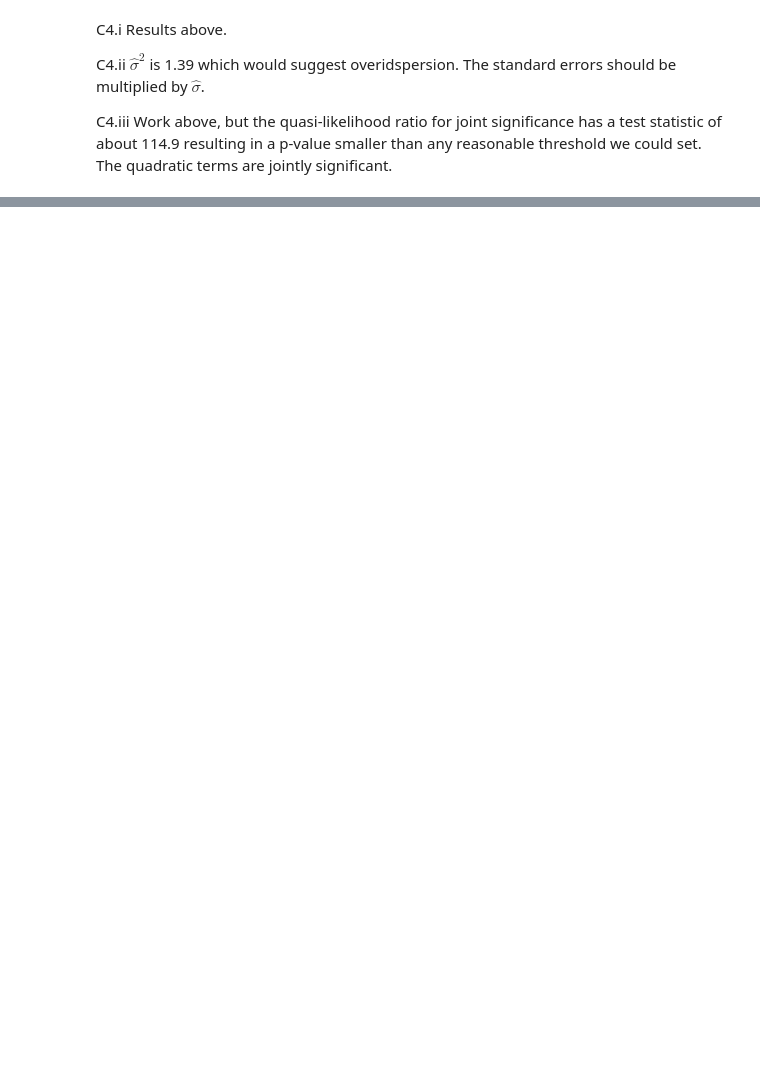
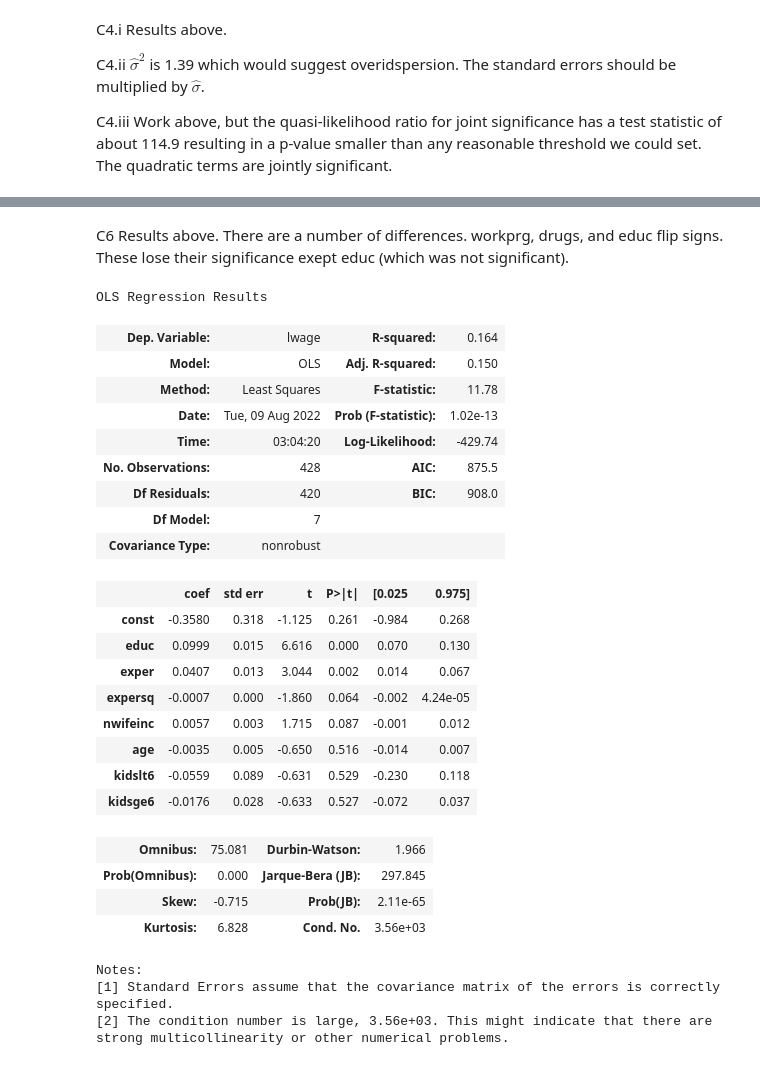
Before and after one commit to systemchalk/wooldridge_workbook, a Jupyter notebook: ch17.ipynb, the cells around one changed output, grey strips where cells are left out. Drawn from its saved outputs; the diff is of its cells as text; code cells hidden in the pictures; blank space fills up the shorter version.

```diff
--- a/ch17.ipynb
+++ b/ch17.ipynb
@@ -534,0 +586,36 @@ C4.iii Work above, but the quasi-likelihood ratio for joint significance has a t
+# %% [markdown]
+C6 Results above. There are a number of differences. workprg, drugs, and educ flip signs. These lose their significance exept educ (which was not significant).
+# %%
+# Exercise 7
+mroz = pd.read_stata("./stata/MROZ.DTA")
+X = sm.add_constant(mroz[["educ", "exper", "expersq", "nwifeinc", "age", "kidslt6", "kidsge6"]])
+model = sm.OLS(mroz.lwage, X, missing="drop").fit()
+model.summary()
+# %% [output]
+OLS Regression Results
+| Dep. Variable: | lwage | R-squared: | 0.164 |
+| Model: | OLS | Adj. R-squared: | 0.150 |
+| Method: | Least Squares | F-statistic: | 11.78 |
+| Date: | Tue, 09 Aug 2022 | Prob (F-statistic): | 1.02e-13 |
+| Time: | 03:04:20 | Log-Likelihood: | -429.74 |
+| No. Observations: | 428 | AIC: | 875.5 |
+| Df Residuals: | 420 | BIC: | 908.0 |
+| Df Model: | 7 |  |  |
+| Covariance Type: | nonrobust |  |  |
+|  | coef | std err | t | P>|t| | [0.025 | 0.975] |
+| const | -0.3580 | 0.318 | -1.125 | 0.261 | -0.984 | 0.268 |
+| educ | 0.0999 | 0.015 | 6.616 | 0.000 | 0.070 | 0.130 |
+| exper | 0.0407 | 0.013 | 3.044 | 0.002 | 0.014 | 0.067 |
+| expersq | -0.0007 | 0.000 | -1.860 | 0.064 | -0.002 | 4.24e-05 |
+| nwifeinc | 0.0057 | 0.003 | 1.715 | 0.087 | -0.001 | 0.012 |
+| age | -0.0035 | 0.005 | -0.650 | 0.516 | -0.014 | 0.007 |
+| kidslt6 | -0.0559 | 0.089 | -0.631 | 0.529 | -0.230 | 0.118 |
+| kidsge6 | -0.0176 | 0.028 | -0.633 | 0.527 | -0.072 | 0.037 |
+| Omnibus: | 75.081 | Durbin-Watson: | 1.966 |
+| Prob(Omnibus): | 0.000 | Jarque-Bera (JB): | 297.845 |
+| Skew: | -0.715 | Prob(JB): | 2.11e-65 |
+| Kurtosis: | 6.828 | Cond. No. | 3.56e+03 |
+Notes:
+[1] Standard Errors assume that the covariance matrix of the errors is correctly specified.
+[2] The condition number is large, 3.56e+03. This might indicate that there are
+strong multicollinearity or other numerical problems.
```
Also changed, not shown: parts of 22 cells of this notebook, 2 other files.
